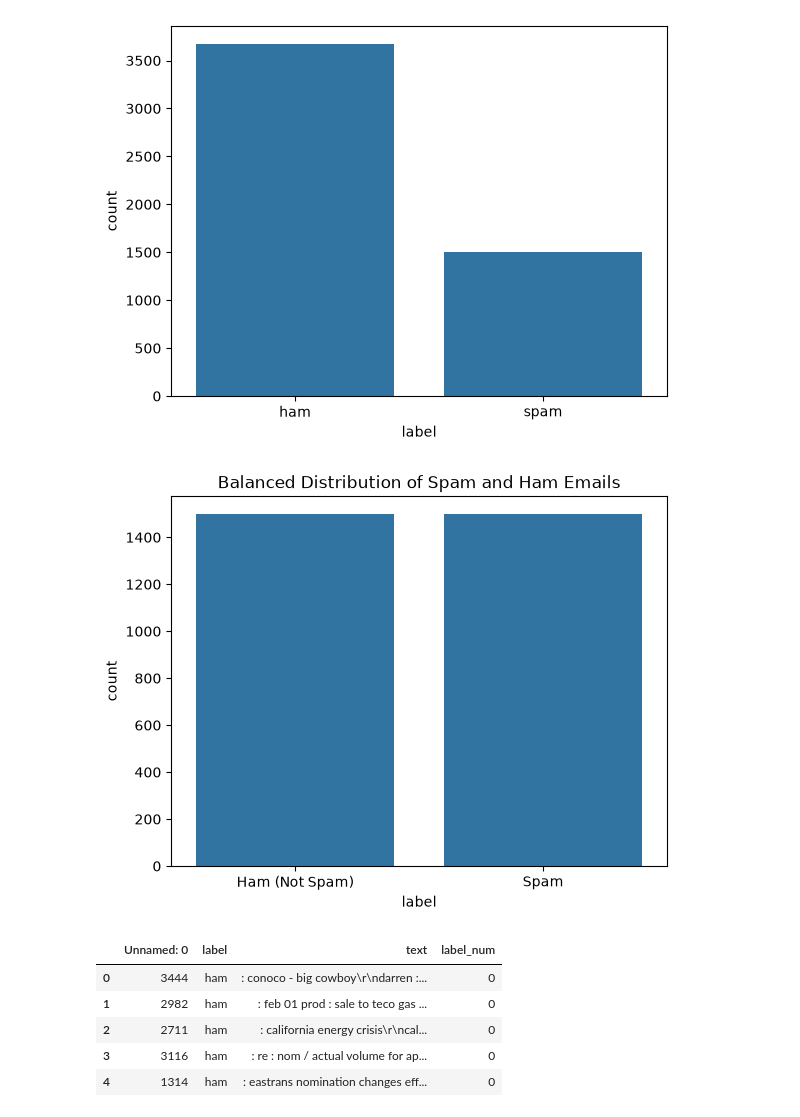
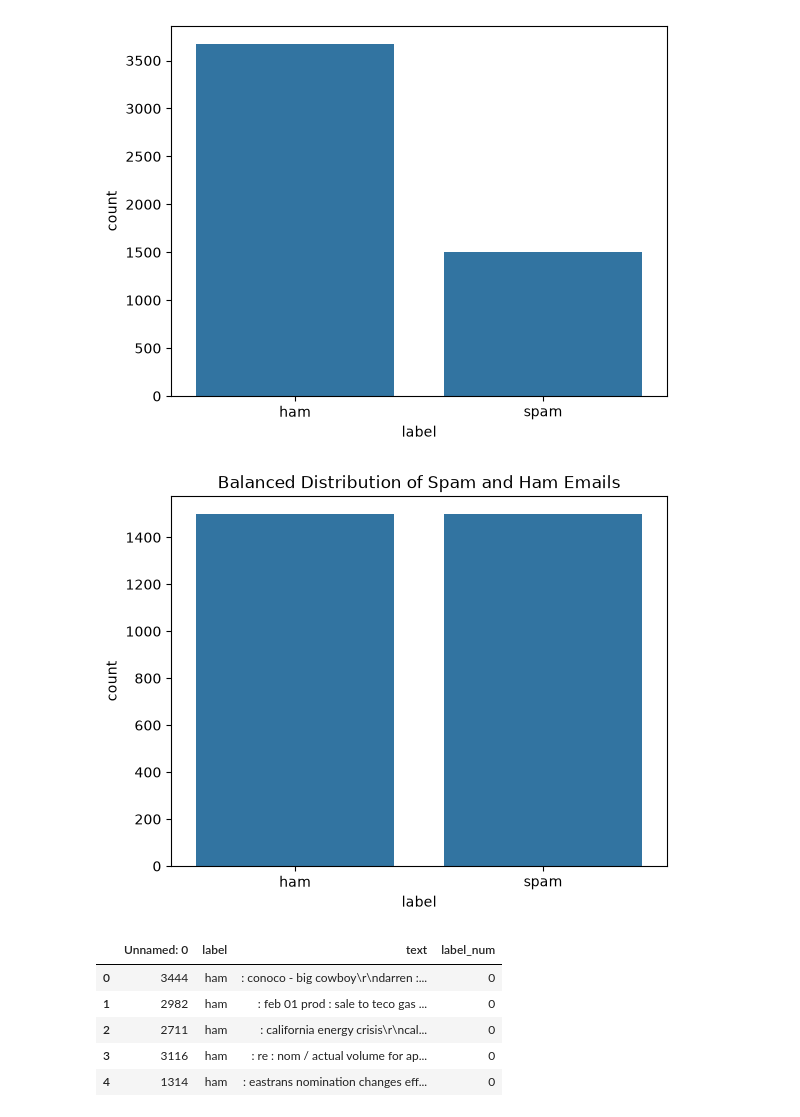
Before and after one commit to kthomas127/Spam-Email-Detection, a Jupyter notebook: main.ipynb, the cells around one changed output. Drawn from its saved outputs; the diff is of its cells as text; code cells hidden in the pictures.

```diff
--- a/main.ipynb
+++ b/main.ipynb
@@ -45,17 +45,17 @@ plt.show()
 # %%
 ham_msg = data[data['label'] == 'ham']
 spam_msg = data[data['label'] == 'spam']
 
 ham_msg_balanced = ham_msg.sample(n=len(spam_msg), random_state=42)
 
 balanced_data = pd.concat([ham_msg_balanced, spam_msg]).reset_index(drop=True)
 
 sns.countplot(x='label', data=balanced_data)
 plt.title("Balanced Distribution of Spam and Ham Emails")
-plt.xticks(ticks=[0, 1], labels=['Ham (Not Spam)', 'Spam'])
+# plt.xticks(ticks=[0, 1], labels=['Ham (Not Spam)', 'Spam'])
 plt.show()
 # %% [output]
-[figure, old version]
+[figure, new version]
 # %%
 balanced_data['text'] = balanced_data['text'].str.replace('Subject', '')
 balanced_data.head()
```
Also changed, not shown: parts of 8 cells of this notebook.
